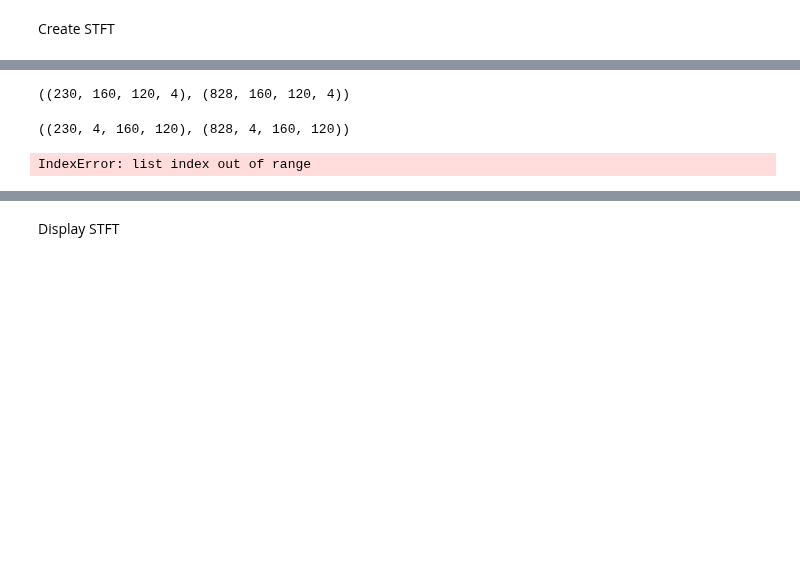
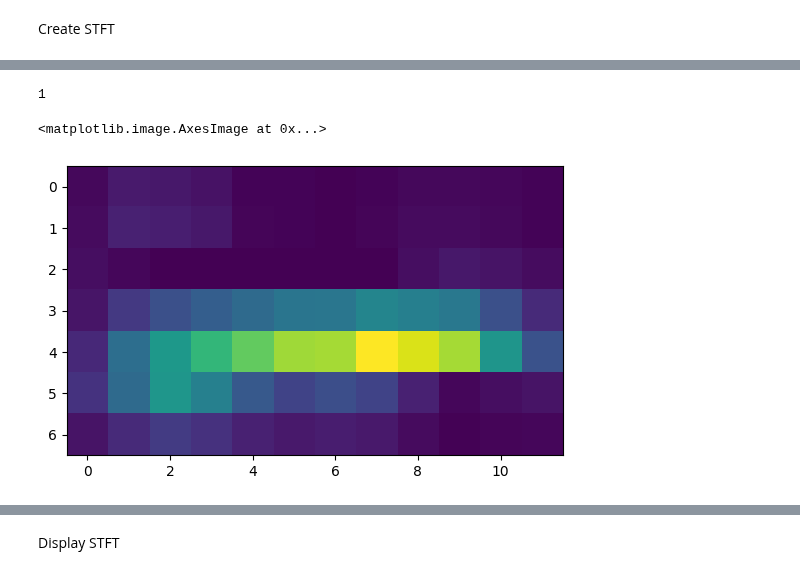
Before and after one commit to Loic017/TinyML-for-Epileptic-Seizures, a Jupyter notebook: seizure_training_undersampling_and_stft.ipynb, the cells around one changed output, grey strips where cells are left out. Cells and saved outputs as stored; diff of their text form; code cells hidden in the pictures; blank space fills up the shorter version.

```diff
--- a/seizure_training_undersampling_and_stft.ipynb
+++ b/seizure_training_undersampling_and_stft.ipynb
@@ -180,9 +180,13 @@ Background: 115 // Absence Seizure: 115
 # %% [markdown]
 Create STFT
 # %%
-n_fft = int(1024 / 6)
+n_fft = int(512 / 2)
 window = "taylor"
-hop_length = int(n_fft)
+hop_length = int(n_fft / 6)
+fmin = 0
+fmax = 5
+n_mels = 7
+sample_rate = 250
 
 # Train
 stft_channel_data = []
@@ -191,15 +195,16 @@ for i, channels in enumerate(train_set_x):
         (
             librosa.feature.melspectrogram(
                 y=channels,
-                sr=250,
-                n_mels=4,
+                sr=sample_rate,
+                n_mels=n_mels,
                 n_fft=n_fft,
-                fmin=0,
-                fmax=4,
+                fmin=fmin,
+                fmax=fmax,
                 hop_length=hop_length,
                 window=window,
                 center=True,
-                pad_mode="reflect",
+                pad_mode="constant",
+                power=3.0,
             )
         )
     )
@@ -212,13 +217,16 @@ for i, channels in enumerate(val_set_x):
         (
             librosa.feature.melspectrogram(
                 y=channels,
-                sr=250,
-                n_mels=4,
+                sr=sample_rate,
+                n_mels=n_mels,
                 n_fft=n_fft,
-                fmin=0,
-                fmax=5,
+                fmin=fmin,
+                fmax=fmax,
                 hop_length=hop_length,
                 window=window,
+                center=True,
+                pad_mode="constant",
+                power=3.0,
             )
         )
     )
@@ -296,33 +270,10 @@ AttributeError: QuadMesh.set() got an unexpected keyword argument 'center'
-# %%
-image_train.shape, image_val.shape
-# %% [output]
-((230, 160, 120, 4), (828, 160, 120, 4))
-# %%
-fix_shape = []
-for i, image in enumerate(image_train):
-    image = image.transpose((2, 0, 1))
-    fix_shape.append(image)
-fix_shape = np.array(fix_shape)
-
-fix_shape_val = []
-for i, image in enumerate(image_val):
-    image = image.transpose((2, 0, 1))
-    fix_shape_val.append(image)
-fix_shape_val = np.array(fix_shape_val)
-
-image_train = fix_shape
-image_val = fix_shape_val
-
-fix_shape.shape, fix_shape_val.shape
-# %% [output]
-((230, 4, 160, 120), (828, 4, 160, 120))
-# %%
-x = 166
-print(image_train[0].shape)
-
-a = image_train[x].transpose(1, 2, 0)
-print(train_set_y[x])
-
-Image.fromarray(a)
-# %% [output]
-IndexError: list index out of range
+# %%
+x = 458
+print(train_set_y[x])
+# %% [output]
+1
+# %%
+plt.imshow(train_db_mean[x])
+# %% [output]
+<matplotlib.image.AxesImage at 0x...>
+[figure, added]
```
Also changed, not shown: parts of 36 cells of this notebook.
